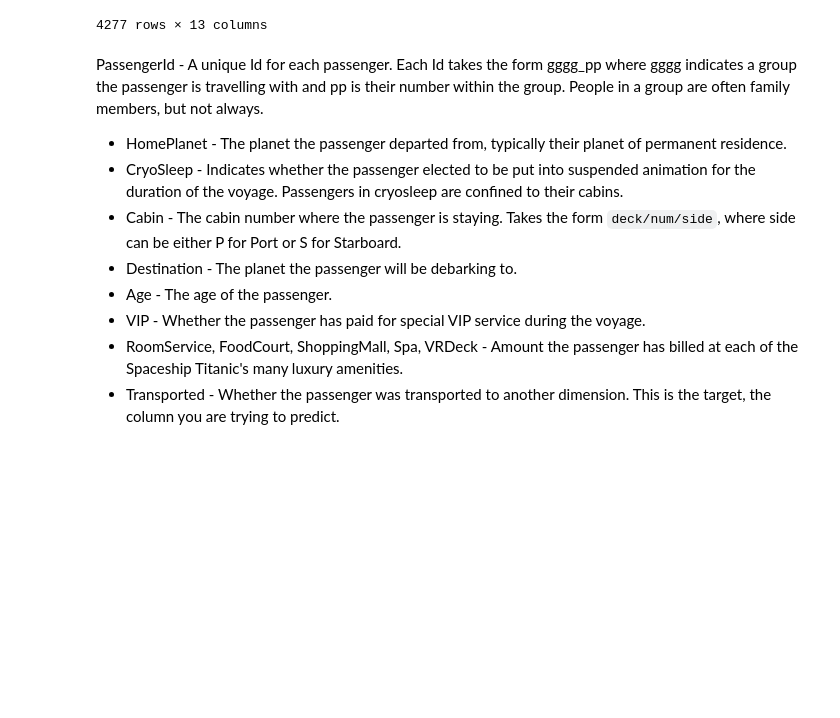
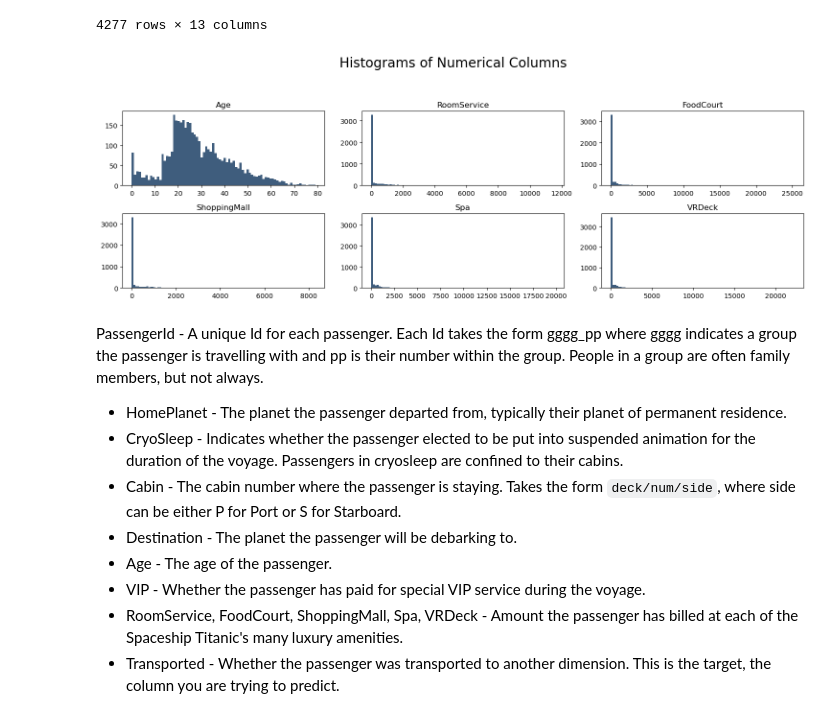
Before and after one commit to jaujye/spaceship-titanic, a Jupyter notebook: spaceship-titanic.ipynb, the cells around one changed output. Cells and saved outputs as stored; diff of their text form; code cells hidden in the pictures; blank space fills up the shorter version.

```diff
--- a/spaceship-titanic.ipynb
+++ b/spaceship-titanic.ipynb
@@ -45,6 +115,10 @@ df_test
 | 4275 | 9273_01 | Europa | False | D/297/P | NaN | NaN | False | 0.0 | 2680.0 | ... |
 | 4276 | 9277_01 | Earth | True | G/1498/S | PSO J318.5-22 | 43.0 | False | 0.0 | 0.0 | ... |
 4277 rows × 13 columns
+# %%
+show_numeric_data_histplot(df_test)
+# %% [output]
+[figure, added]
 # %%
 df = df.set_index('PassengerId')
 df_test = df_test.set_index('PassengerId')
```
Also changed, not shown: parts of 10 cells of this notebook.
